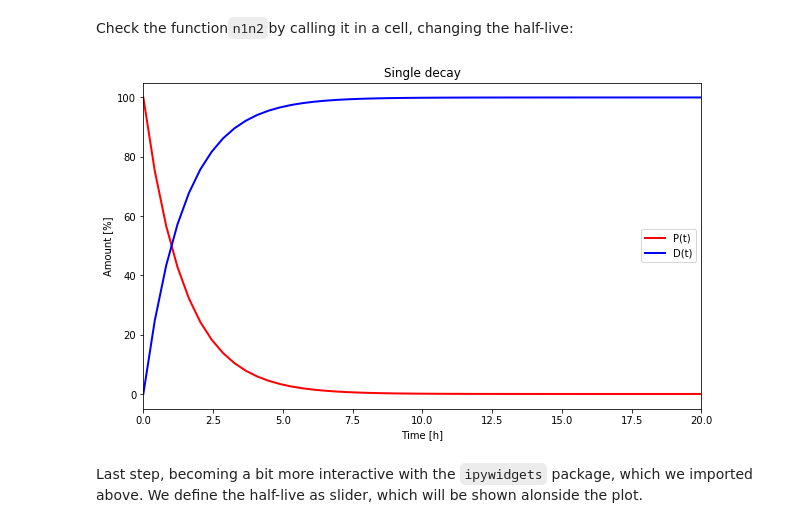
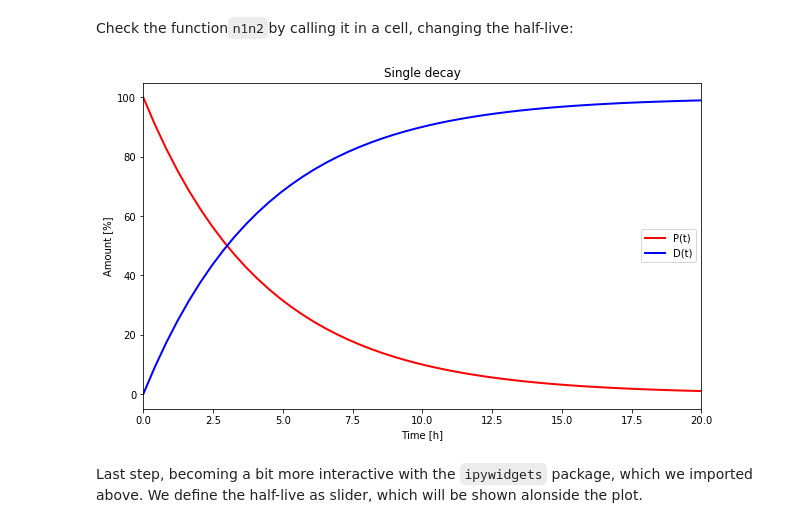
Before and after one commit to georgkaufmann/lecture_iceage, a Jupyter notebook: IceDyn_chap03_decay.ipynb, the cells around one changed output. Cells and saved outputs as stored; diff of their text form; code cells hidden in the pictures.

```diff
--- a/IceDyn_chap03_decay.ipynb
+++ b/IceDyn_chap03_decay.ipynb
@@ -80,9 +80,10 @@ plt.show()
 As a next step, we move the calculation and the graphics from the cell above into a function, which
 we then can call, whenever we want:
 # %%
-def n1n2(thalf):
-    # define solutions for parent and daughter isotopes
+def n1n2(thalf=1.):
+    # define time series as array
     t = np.linspace(0,20, num=50)
+    # calculate parent and daughter isotope time series
     p1 = 100*np.e**(-np.log(2)*t/thalf)
     d1 = 100*(1-np.e**(-np.log(2)*t/thalf))
     # call plotting functions
@@ -99,9 +100,9 @@ def n1n2(thalf):
 # %% [markdown]
 Check the function`n1n2`by calling it in a cell, changing the half-live:
 # %%
-n1n2(1.)
+n1n2(3)
 # %% [output]
-[figure, old version]
+[figure, new version]
 # %% [markdown]
 Last step, becoming a bit more interactive with the `ipywidgets` package, which we imported above.
 We define the half-live as slider, which will be shown alonside the plot.
```
Also changed, not shown: parts of 2 cells of this notebook, 26 other files.
